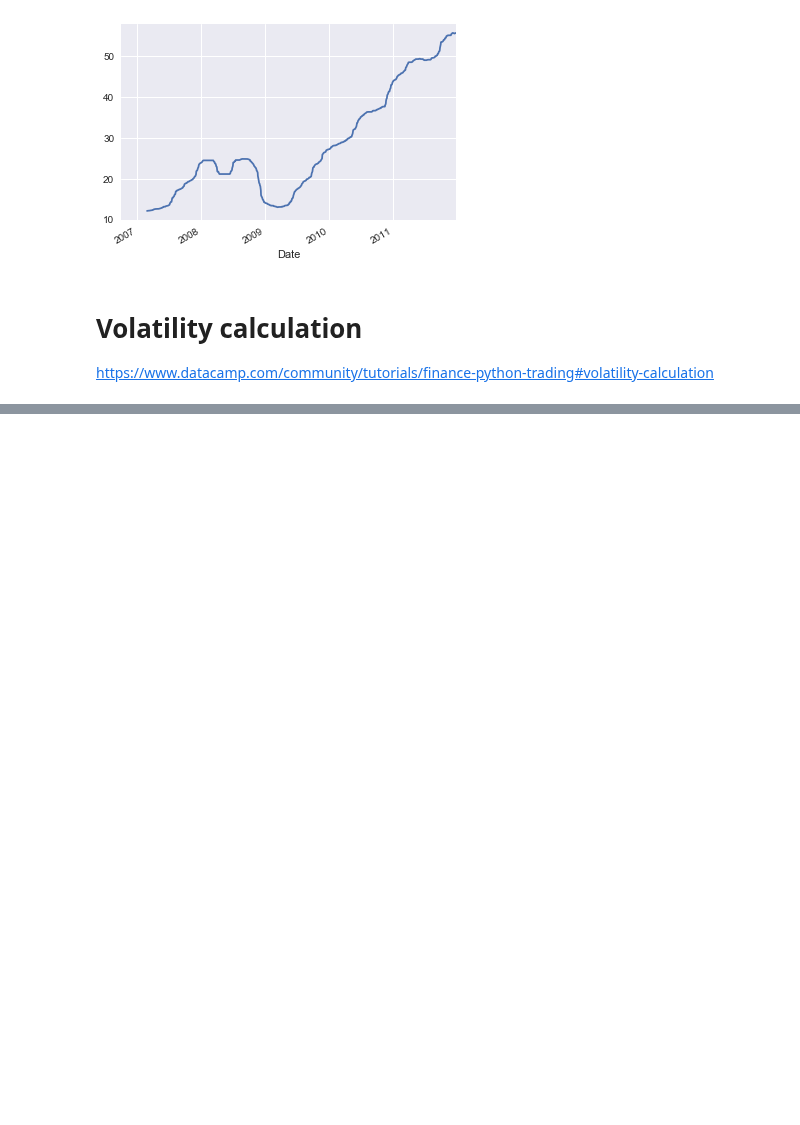
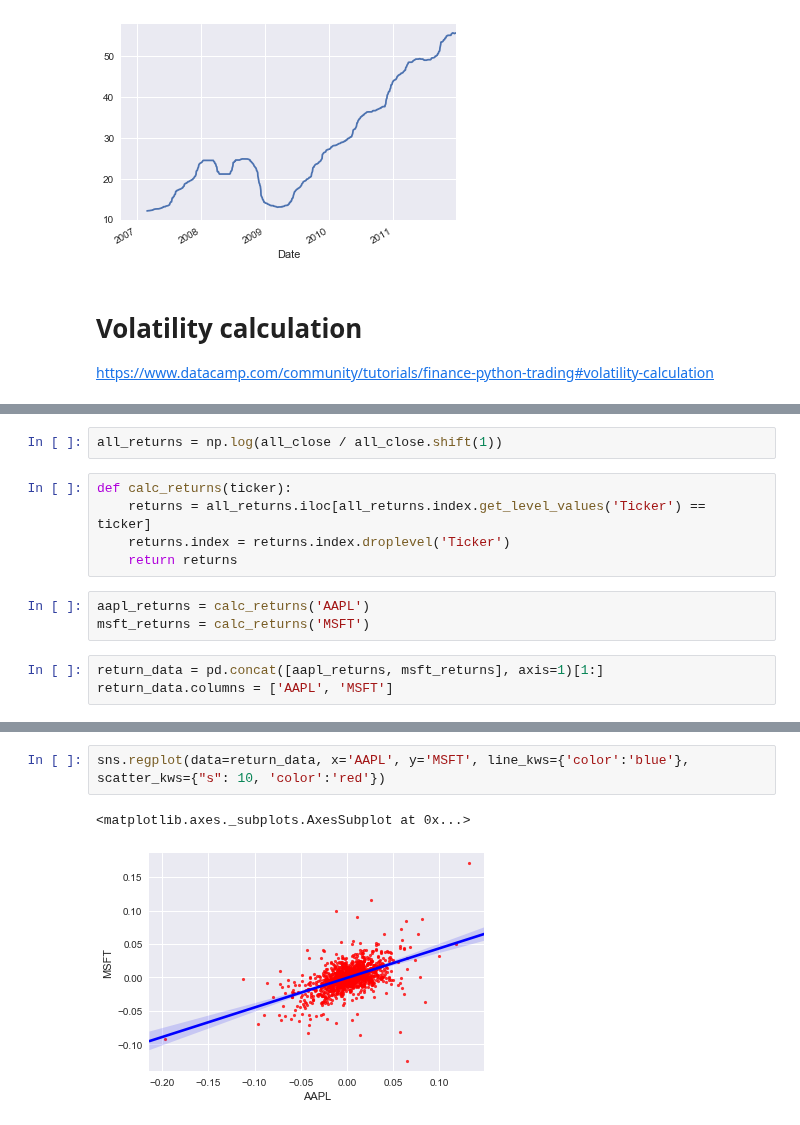
Before and after one commit to minimalgeek/Python, a Jupyter notebook: NLP/Finance/01_tutorial.ipynb, the cells around one changed output, grey strips where cells are left out. Saved outputs shown, nothing was run; the diff lists cells and outputs as text; blank space fills up the shorter version.

```diff
--- a/NLP/Finance/01_tutorial.ipynb
+++ b/NLP/Finance/01_tutorial.ipynb
@@ -335,0 +356,13 @@ https://www.datacamp.com/community/tutorials/finance-python-trading#volatility-c
+# %%
+all_returns = np.log(all_close / all_close.shift(1))
+# %%
+def calc_returns(ticker):
+    returns = all_returns.iloc[all_returns.index.get_level_values('Ticker') == ticker]
+    returns.index = returns.index.droplevel('Ticker')
+    return returns
+# %%
+aapl_returns = calc_returns('AAPL')
+msft_returns = calc_returns('MSFT')
+# %%
+return_data = pd.concat([aapl_returns, msft_returns], axis=1)[1:]
+return_data.columns = ['AAPL', 'MSFT']
@@ -335,0 +392,5 @@ https://www.datacamp.com/community/tutorials/finance-python-trading#volatility-c
+# %%
+sns.regplot(data=return_data, x='AAPL', y='MSFT', line_kws={'color':'blue'}, scatter_kws={"s": 10, 'color':'red'})
+# %% [output]
+<matplotlib.axes._subplots.AxesSubplot at 0x...>
+[figure, added]
```
Also changed, not shown: parts of 31 cells of this notebook, 1 other file.
